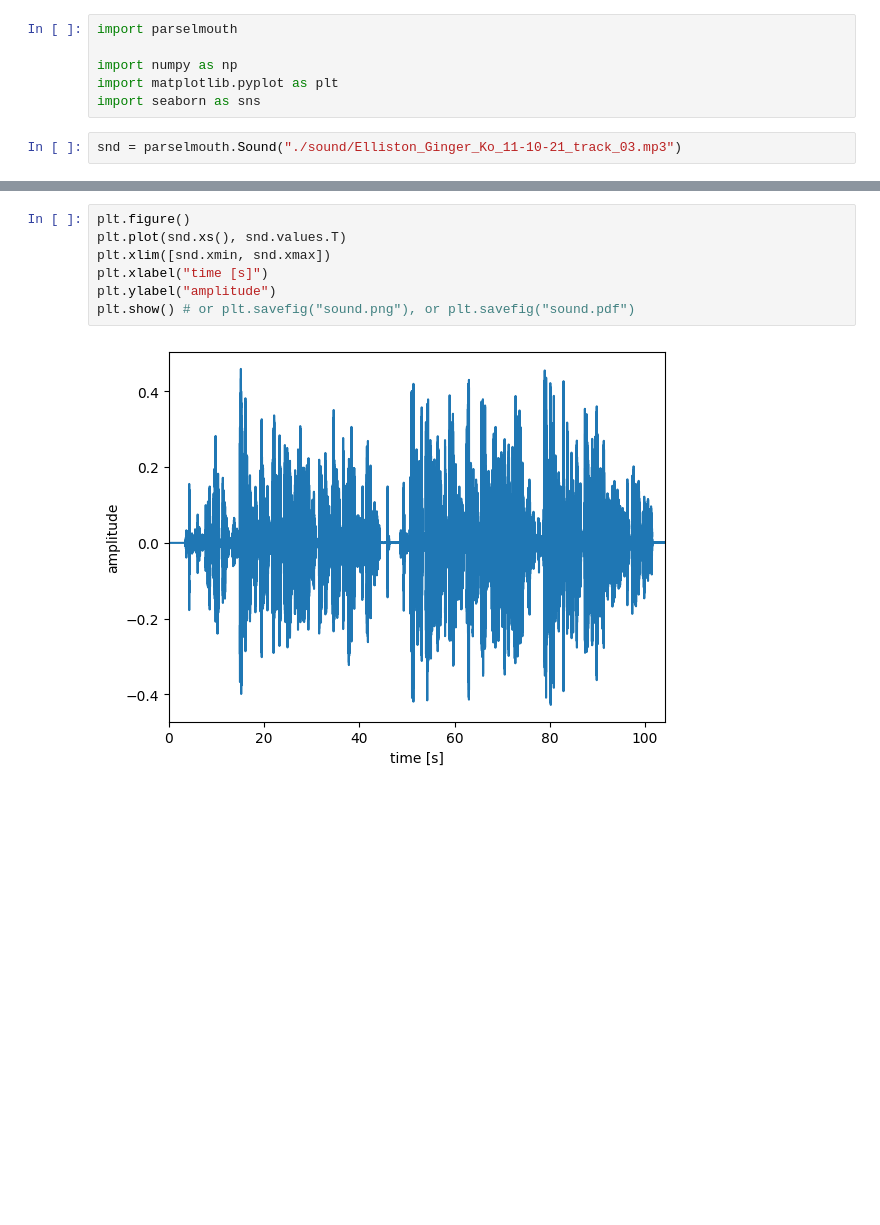
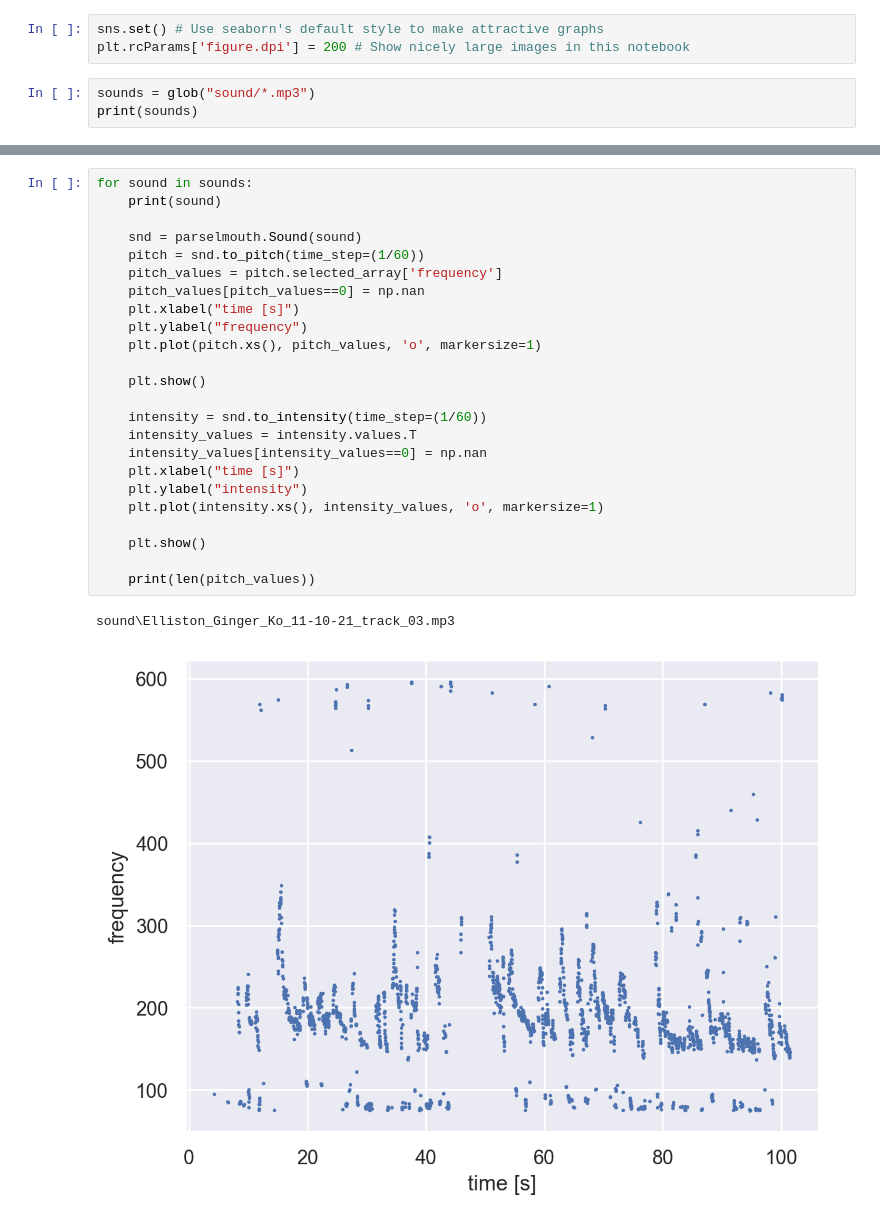
Before and after one commit to jamesvanmil/parselmouth-scratch, a Jupyter notebook: main.ipynb, the cells around one changed output, grey strips where cells are left out. Cells and saved outputs as stored; diff of their text form; blank space fills up the shorter version.

```diff
--- a/main.ipynb
+++ b/main.ipynb
@@ -1,8 +8,6 @@
 # %%
-import parselmouth
-
-import numpy as np
-import matplotlib.pyplot as plt
-import seaborn as sns
+sns.set() # Use seaborn's default style to make attractive graphs
+plt.rcParams['figure.dpi'] = 200 # Show nicely large images in this notebook
 # %%
-snd = parselmouth.Sound("./sound/Elliston_Ginger_Ko_11-10-21_track_03.mp3")
+sounds = glob("sound/*.mp3")
+print(sounds)
@@ -9,9 +16,27 @@ snd = parselmouth.Sound("./sound/Elliston_Ginger_Ko_11-10-21_track_03.mp3")
 # %%
-plt.figure()
-plt.plot(snd.xs(), snd.values.T)
-plt.xlim([snd.xmin, snd.xmax])
-plt.xlabel("time [s]")
-plt.ylabel("amplitude")
-plt.show() # or plt.savefig("sound.png"), or plt.savefig("sound.pdf")
+for sound in sounds:
+    print(sound)
+
+    snd = parselmouth.Sound(sound)
+    pitch = snd.to_pitch(time_step=(1/60))
+    pitch_values = pitch.selected_array['frequency']
+    pitch_values[pitch_values==0] = np.nan
+    plt.xlabel("time [s]")
+    plt.ylabel("frequency")
+    plt.plot(pitch.xs(), pitch_values, 'o', markersize=1)
+
+    plt.show()
+
+    intensity = snd.to_intensity(time_step=(1/60))
+    intensity_values = intensity.values.T
+    intensity_values[intensity_values==0] = np.nan
+    plt.xlabel("time [s]")
+    plt.ylabel("intensity")
+    plt.plot(intensity.xs(), intensity_values, 'o', markersize=1)
+
+    plt.show()
+
+    print(len(pitch_values))
 # %% [output]
+sound\Elliston_Ginger_Ko_11-10-21_track_03.mp3
-[figure, old version]
+[figure, new version]
```
Also changed, not shown: parts of 8 cells of this notebook, 1 other file.
